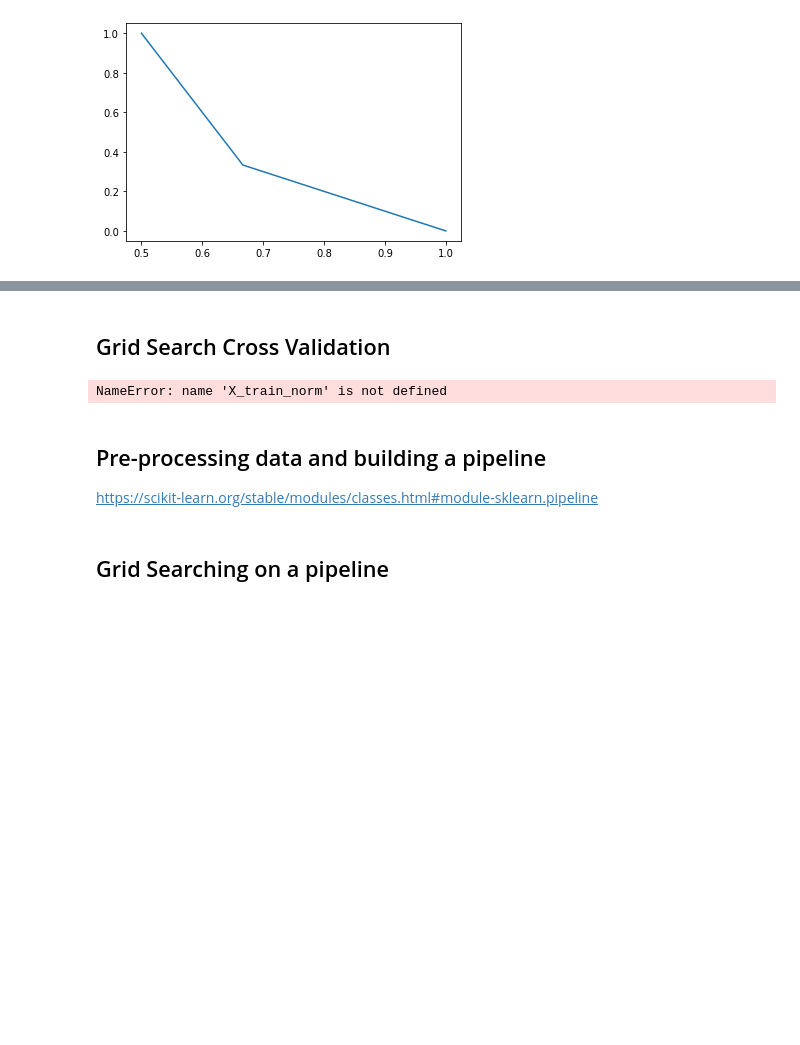
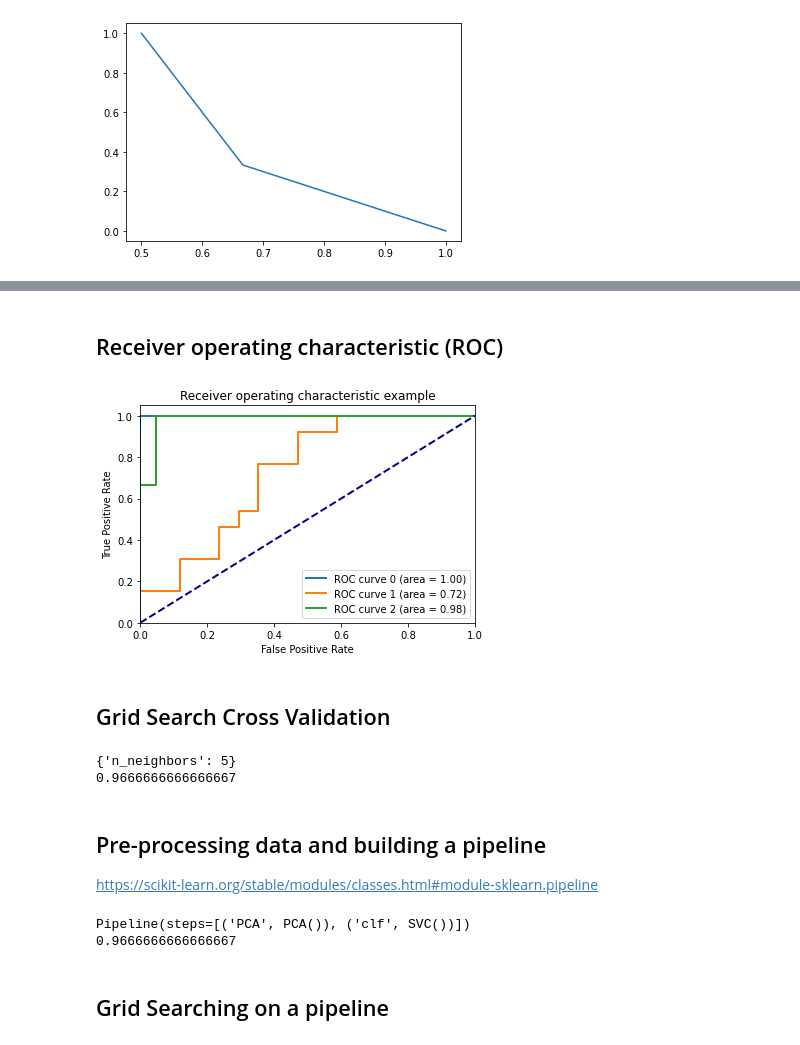
Before and after one commit to ABostrom/DataMiningExamples, a Jupyter notebook: Labsheets/Lab5/Lab5_Classification2.ipynb, the cells around one changed output, grey strips where cells are left out. Saved outputs shown, nothing was run; the diff lists cells and outputs as text; code cells hidden in the pictures; blank space fills up the shorter version.

Commit message:
Additional Examples by Tahmina
Additional Lab sheet for Classification part2

```diff
--- a/Labsheets/Lab5/Lab5_Classification2.ipynb
+++ b/Labsheets/Lab5/Lab5_Classification2.ipynb
@@ -128,3 +172,58 @@ plt.show()
+# %% [markdown]
+## Receiver operating characteristic (ROC)
+# %%
+
+
+from sklearn.metrics import roc_auc_score, roc_curve, auc
+from sklearn.svm import SVC
+from sklearn.multiclass import OneVsRestClassifier
+from sklearn.preprocessing import label_binarize
+from sklearn.model_selection import train_test_split
+from sklearn.utils.multiclass import unique_labels
+
+
+classes = unique_labels(y)
+# Binarize the output
+y_bin = label_binarize(y, classes=classes)
+n_classes = y_bin.shape[1]
+
+X_train, X_test, y_train, y_test = train_test_split(X, y_bin, test_size=0.2)
+
+# Learn to predict each class against the other
+classifier = OneVsRestClassifier(SVC(kernel='linear', probability=True))
+y_score = classifier.fit(X_train, y_train).decision_function(X_test)
+
+# Compute ROC curve and ROC area for each class
+fpr = dict()
+tpr = dict()
+roc_auc = dict()
+for i in range(n_classes):
+    fpr[i], tpr[i], _ = roc_curve(y_test[:, i], y_score[:, i])
+    roc_auc[i] = auc(fpr[i], tpr[i])
+
+# Compute micro-average ROC curve and ROC area
+fpr["micro"], tpr["micro"], _ = roc_curve(y_test.ravel(), y_score.ravel())
+roc_auc["micro"] = auc(fpr["micro"], tpr["micro"])
+
+plt.figure()
+lw = 2
+
+#plot each roc curve in the onevsrest classifier.
+#class setosa vs rest, class versicolor vs rest and class virginica vs rest
+for i in range(n_classes):
+    plt.plot(fpr[i], tpr[i],
+            lw=lw, label='ROC curve %s (area = %0.2f)' % (classes[i], roc_auc[i]))
+
+plt.plot([0, 1], [0, 1], color='navy', lw=lw, linestyle='--')
+plt.xlim([0.0, 1.0])
+plt.ylim([0.0, 1.05])
+plt.xlabel('False Positive Rate')
+plt.ylabel('True Positive Rate')
+plt.title('Receiver operating characteristic example')
+plt.legend(loc="lower right")
+plt.show()
+# %% [output]
+[figure, added]
 # %% [markdown]
 ## Grid Search Cross Validation
 # %%
@@ -143,13 +242,13 @@ parameters = {
 }
 
 clf = GridSearchCV(kNN,param_grid=parameters)
-clf.fit(X_train_norm, y_train);
+clf.fit(X_train, y_train)
 
 #here we can see the best parameter was for n_neighbors
 print(clf.best_params_)
 
 #collect predictions on test data
-y_hat = clf.predict(X_test_norm)
+y_hat = clf.predict(X_test)
 
 
 #calculate the score - accuracy / error or other metrics.
@@ -158,7 +257,8 @@ from sklearn.metrics import accuracy_score
 accuracy = accuracy_score(y_test, y_hat)
 print(accuracy)
 # %% [output]
-NameError: name 'X_train_norm' is not defined
+{'n_neighbors': 5}
+0.9666666666666667
 # %% [markdown]
 ## Pre-processing data and building a pipeline
 https://scikit-learn.org/stable/modules/classes.html#module-sklearn.pipeline
@@ -171,7 +271,20 @@ from sklearn.decomposition import PCA
 estimators = [("PCA", PCA()), ("clf", SVC())]
 
 pipe = Pipeline(estimators)
-pipe
+print(pipe)
+
+#we can use a pipeline like a classifier or transformer.
+pipe.fit(X_train, y_train)
+
+y_preds = pipe.predict(X_test)
+
+from sklearn.metrics import accuracy_score
+
+accuracy = accuracy_score(y_test, y_preds)
+print(accuracy)
+# %% [output]
+Pipeline(steps=[('PCA', PCA()), ('clf', SVC())])
+0.9666666666666667
 # %% [markdown]
 ## Grid Searching on a pipeline
 # %%
```
Also changed, not shown: parts of 6 cells of this notebook, 25 other files.
